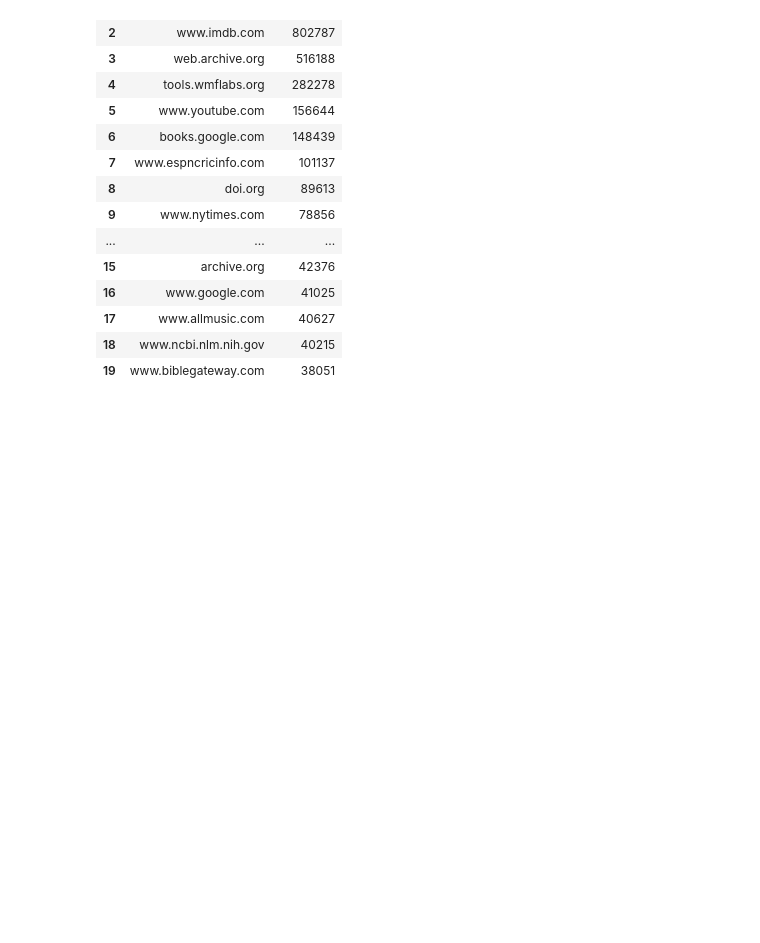
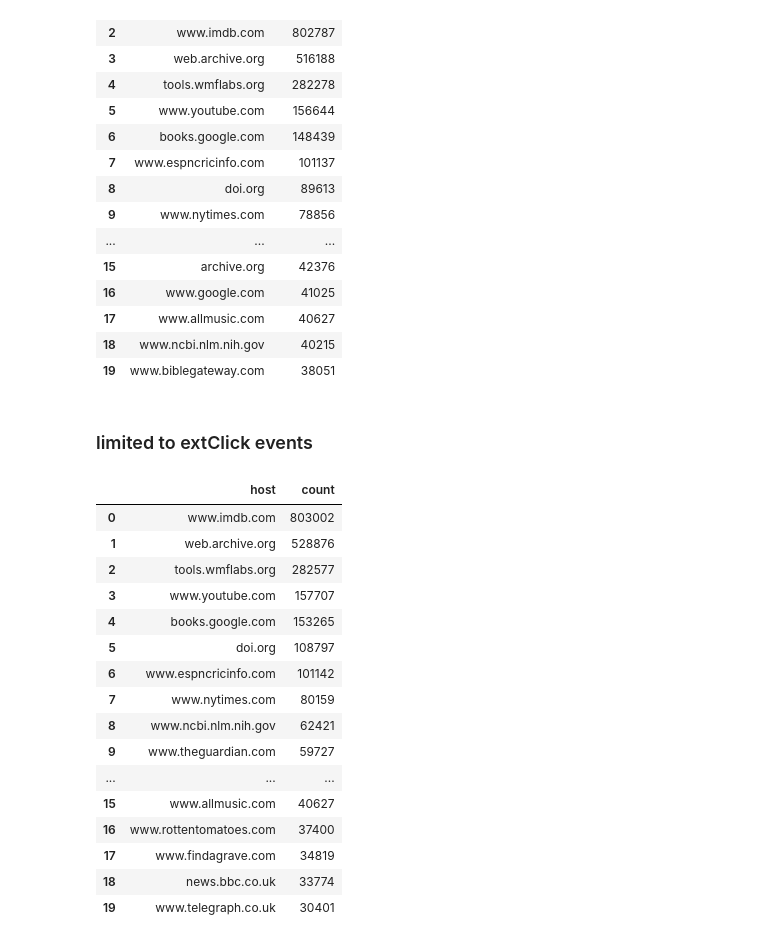
Before and after one commit to elifesciences-publications/wiki-citation-usage, a Jupyter notebook: top-20-hostnames-anonymizedData.ipynb, the cells around one changed output. Drawn from its saved outputs; the diff is of its cells as text; code cells hidden in the pictures; blank space fills up the shorter version.

```diff
--- a/top-20-hostnames-anonymizedData.ipynb
+++ b/top-20-hostnames-anonymizedData.ipynb
@@ -187,3 +189,66 @@ top_hosts_notwpm_events.toPandas()
 | 17 | www.allmusic.com | 40627 |
 | 18 | www.ncbi.nlm.nih.gov | 40215 |
 | 19 | www.biblegateway.com | 38051 |
+# %% [markdown]
+### limited to extClick events
+# %%
+# Total event count for top 20 hostnames (e.g., DOI.org / ncbi…)
+# limited to W pages with external links
+# further limited to extClick events
+top_hosts_query = """
+SELECT parse_url(link_url,'HOST') AS host, COUNT(*) AS count
+FROM citationusage
+WHERE wiki = 'enwiki'
+AND action = 'extClick'
+AND page_id IN
+        (SELECT DISTINCT page_id
+        FROM ryanmax.pages_with_extlinks
+        WHERE to_date(dt) >= '{}'
+        AND to_date(dt) <= '{}'
+        )
+{}
+AND to_date(event_time) >= '{}'
+AND to_date(event_time) <= '{}'
+AND useragent_is_bot = FALSE
+AND session_id in (
+    SELECT session_id
+    FROM citationusagepageload
+    WHERE wiki = 'enwiki'
+    {}
+    AND to_date(event_time) >= '{}'
+    AND to_date(event_time) <= '{}'
+    AND useragent_is_bot = FALSE
+    )
+GROUP BY host
+ORDER BY COUNT(*) DESC
+LIMIT 20
+"""
+top_hosts_events = spark.sql(
+    top_hosts_query.format(
+        start_date_string, end_date_string,
+        event_exclusion_sql, start_date_string, end_date_string,
+        pageload_exclusion_sql, start_date_string, end_date_string,
+    ))
+top_hosts_events_rdd = top_hosts_events.rdd
+top_hosts_events_df = sqlContext.createDataFrame(top_hosts_events_rdd)
+top_hosts_events_pandas = top_hosts_events_df.toPandas()
+
+top_hosts_events.toPandas()
+# %% [output]
+|  | host | count |
+| 0 | www.imdb.com | 803002 |
+| 1 | web.archive.org | 528876 |
+| 2 | tools.wmflabs.org | 282577 |
+| 3 | www.youtube.com | 157707 |
+| 4 | books.google.com | 153265 |
+| 5 | doi.org | 108797 |
+| 6 | www.espncricinfo.com | 101142 |
+| 7 | www.nytimes.com | 80159 |
+| 8 | www.ncbi.nlm.nih.gov | 62421 |
+| 9 | www.theguardian.com | 59727 |
+| ... | ... | ... |
+| 15 | www.allmusic.com | 40627 |
+| 16 | www.rottentomatoes.com | 37400 |
+| 17 | www.findagrave.com | 34819 |
+| 18 | news.bbc.co.uk | 33774 |
+| 19 | www.telegraph.co.uk | 30401 |
```
Also changed, not shown: parts of 13 cells of this notebook.
